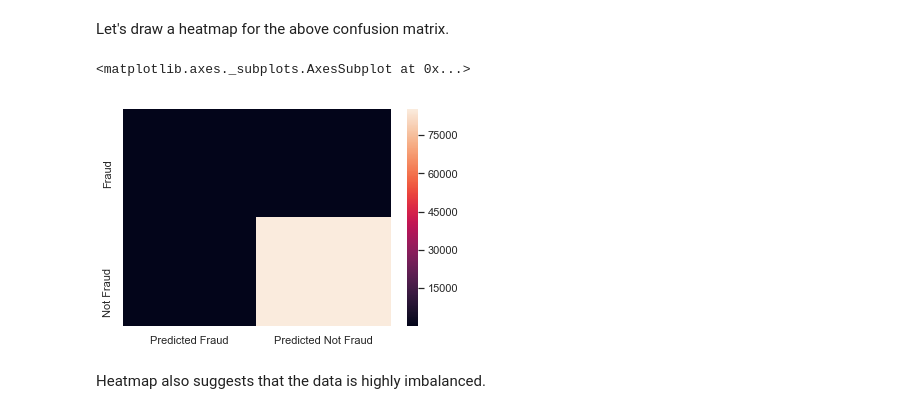
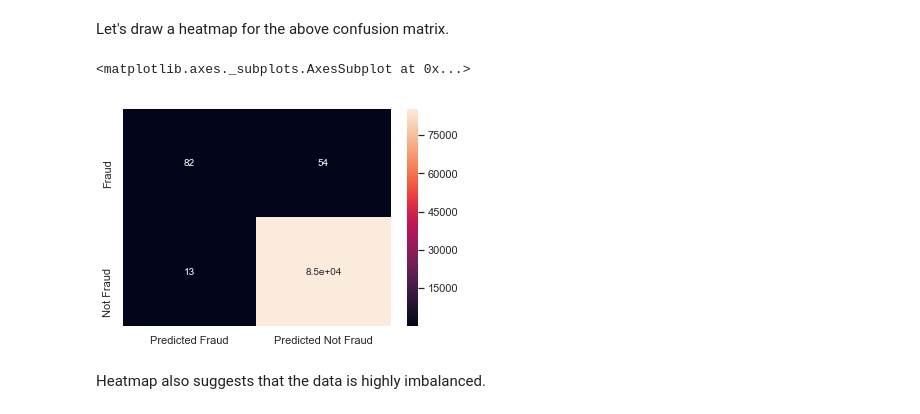
Before and after one commit to hamzanasirr/Credit-Card-Fraud-Detection-using-Machine-Learning, a Jupyter notebook: Credit Card Fraud Detection.ipynb, the cells around one changed output. Cells and saved outputs as stored; diff of their text form; code cells hidden in the pictures.

```diff
--- a/Credit Card Fraud Detection.ipynb
+++ b/Credit Card Fraud Detection.ipynb
@@ -315,10 +315,10 @@ conf_matrix
 # %% [markdown]
 Let's draw a heatmap for the above confusion matrix.
 # %%
-sns.heatmap(conf_matrix)
+sns.heatmap(conf_matrix, annot=True)
 # %% [output]
 <matplotlib.axes._subplots.AxesSubplot at 0x...>
-[figure, old version]
+[figure, new version]
 # %% [markdown]
 Heatmap also suggests that the data is highly imbalanced.
 # %% [markdown]
```
Also changed, not shown: parts of 3 cells of this notebook.
